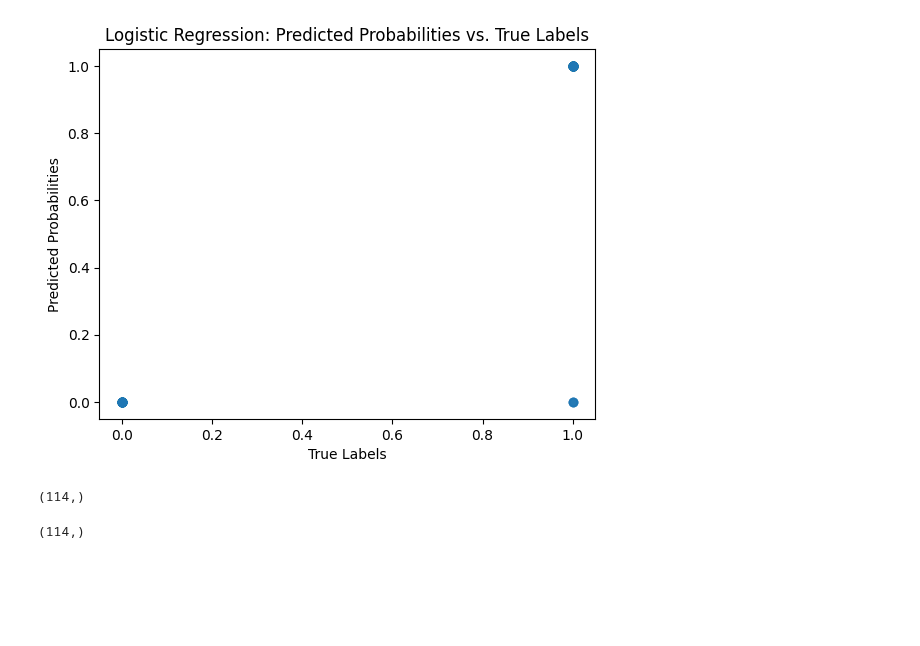
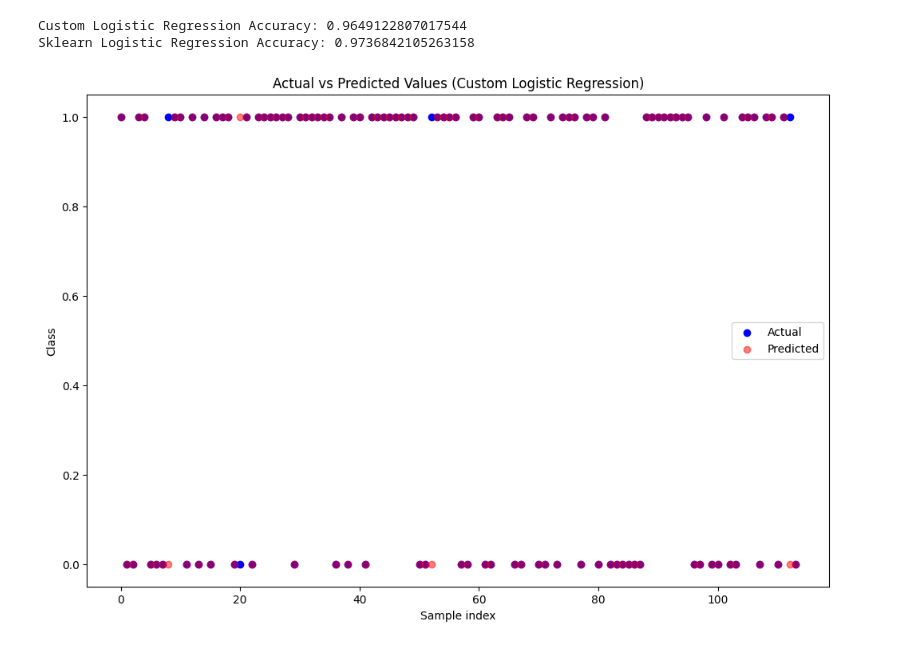
Before and after one commit to sskyisthelimit/ml-implementations, a Jupyter notebook: LogisticRegression/LogisticRegression.ipynb, the cells around one changed output. Cells and saved outputs as stored; diff of their text form; code cells hidden in the pictures; blank space fills up the shorter version.

Commit message:
unit tests and showcase for LogisticRegression - created test_logistic file with class tests - fixed flake8 warning in LogisticRegression.py - created plot to visualize results a bit

```diff
--- a/LogisticRegression/LogisticRegression.ipynb
+++ b/LogisticRegression/LogisticRegression.ipynb
@@ -50,17 +11,43 @@ cust_res = cust_m.predict(X_test)
-# %%
-import matplotlib.pyplot as plt
-plt.scatter(y_test, cust_res, alpha=0.5)
-plt.xlabel('True Labels')
-plt.ylabel('Predicted Probabilities')
-plt.title('Logistic Regression: Predicted Probabilities vs. True Labels')
-plt.show()
-# %% [output]
-[figure, removed]
-# %%
-cust_res.shape
-# %% [output]
-(114,)
-# %%
-y_test.shape
-# %% [output]
-(114,)
+# %%
+data = load_breast_cancer()
+X, y = data.data, data.target
+
+# Split the data
+X_train, X_test, y_train, y_test = train_test_split(X, y, test_size=0.2, random_state=42)
+
+# Standardize the data
+scaler = StandardScaler()
+X_train = scaler.fit_transform(X_train)
+X_test = scaler.transform(X_test)
+
+# Initialize and train custom logistic regression
+custom_lr = LogisticRegression(n_iterations=1000, learning_rate=0.01, solver='sga')
+custom_lr.fit(X_train, y_train)
+
+# Predict and evaluate custom logistic regression
+y_pred_custom = custom_lr.predict(X_test)
+accuracy_custom = accuracy_score(y_test, y_pred_custom)
+print(f'Custom Logistic Regression Accuracy: {accuracy_custom}')
+
+# Initialize and train sklearn logistic regression
+sklearn_lr = SklearnLogisticRegression(max_iter=1000)
+sklearn_lr.fit(X_train, y_train)
+
+# Predict and evaluate sklearn logistic regression
+y_pred_sklearn = sklearn_lr.predict(X_test)
+accuracy_sklearn = accuracy_score(y_test, y_pred_sklearn)
+print(f'Sklearn Logistic Regression Accuracy: {accuracy_sklearn}')
+# %% [output]
+Custom Logistic Regression Accuracy: 0.9649122807017544
+Sklearn Logistic Regression Accuracy: 0.9736842105263158
+# %%
+plt.figure(figsize=(12, 8))
+plt.scatter(range(len(y_test)), y_test, color='blue', label='Actual')
+plt.scatter(range(len(y_test)), y_pred_custom, color='red', label='Predicted', alpha=0.5)
+plt.xlabel('Sample index')
+plt.ylabel('Class')
+plt.title('Actual vs Predicted Values (Custom Logistic Regression)')
+plt.legend()
+plt.show()
+# %% [output]
+[figure, added]
```
Also changed, not shown: parts of 5 cells of this notebook, 3 other files.
